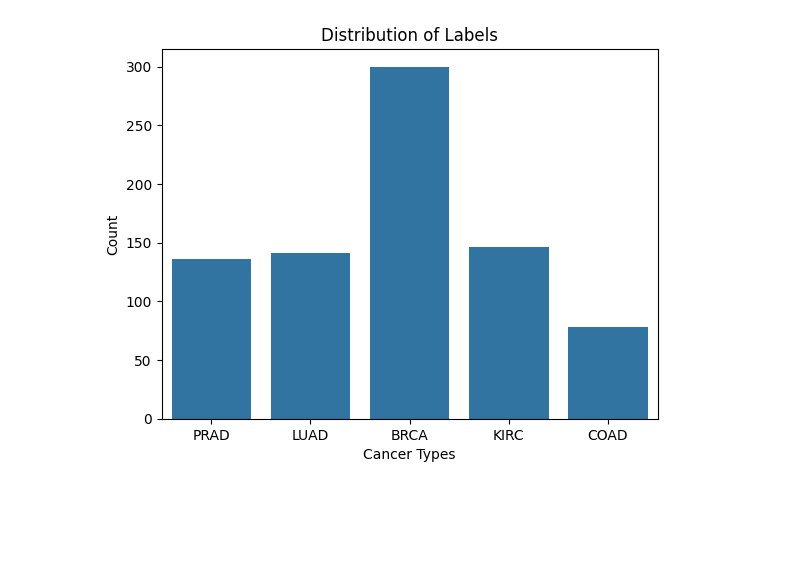
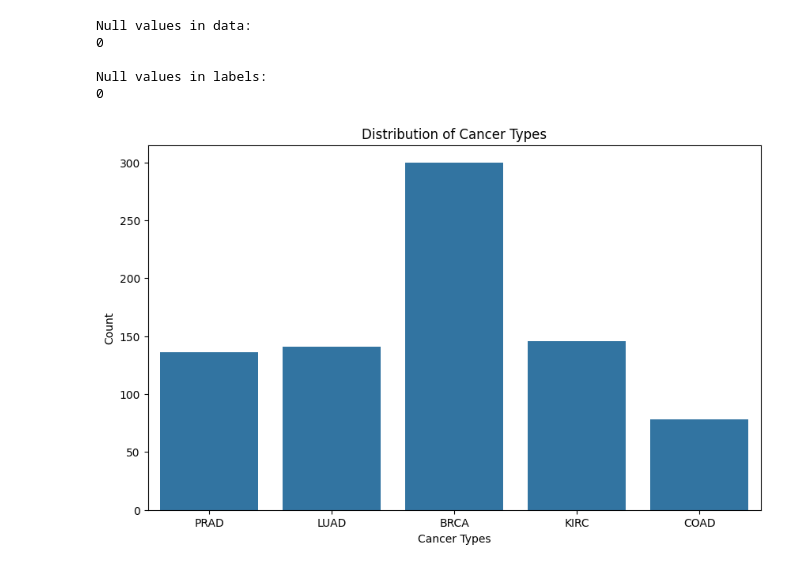
Before and after one commit to prernareddym/masters-project, a Jupyter notebook: 590_Spring_2024_PrernaReddy_Muddasani.ipynb, the cells around one changed output. Cells and saved outputs as stored; diff of their text form; code cells hidden in the pictures; blank space fills up the shorter version.

```diff
--- a/590_Spring_2024_PrernaReddy_Muddasani.ipynb
+++ b/590_Spring_2024_PrernaReddy_Muddasani.ipynb
@@ -98,0 +1,16 @@ weighted avg       0.98      0.98      0.98       161
+# %%
+import pandas as pd
+import numpy as np
+import matplotlib.pyplot as plt
+import seaborn as sns
+from sklearn.model_selection import train_test_split
+from sklearn.ensemble import RandomForestClassifier
+from sklearn.metrics import accuracy_score, classification_report, confusion_matrix
+from sklearn.preprocessing import StandardScaler
+from sklearn.decomposition import PCA
+from imblearn.over_sampling import SMOTE
+import time
+
+
+data_df = pd.read_csv('/content/drive/MyDrive/TCGA/data.csv')
+labels_df = pd.read_csv('/content/drive/MyDrive/TCGA/labels.csv')
@@ -98,0 +21,13 @@ weighted avg       0.98      0.98      0.98       161
+# %%
+# Check for null values in the data
+print("Null values in data:")
+print(data_df.isnull().sum().sum())
+
+print("\nNull values in labels:")
+print(labels_df.isnull().sum().sum())
+# %% [output]
+Null values in data:
+0
+
+Null values in labels:
+0
@@ -99,8 +36,9 @@ weighted avg       0.98      0.98      0.98       161
 # %%
-sns.countplot(x=labels_df.iloc[:,0])
-plt.title('Distribution of Labels')
+plt.figure(figsize=(10, 6))
+sns.countplot(x=labels_df.iloc[:, 0])
+plt.title('Distribution of Cancer Types')
 plt.xlabel('Cancer Types')
 plt.ylabel('Count')
 plt.show()
 # %% [output]
-[figure, old version]
+[figure, new version]
```
Also changed, not shown: parts of 18 cells of this notebook.
